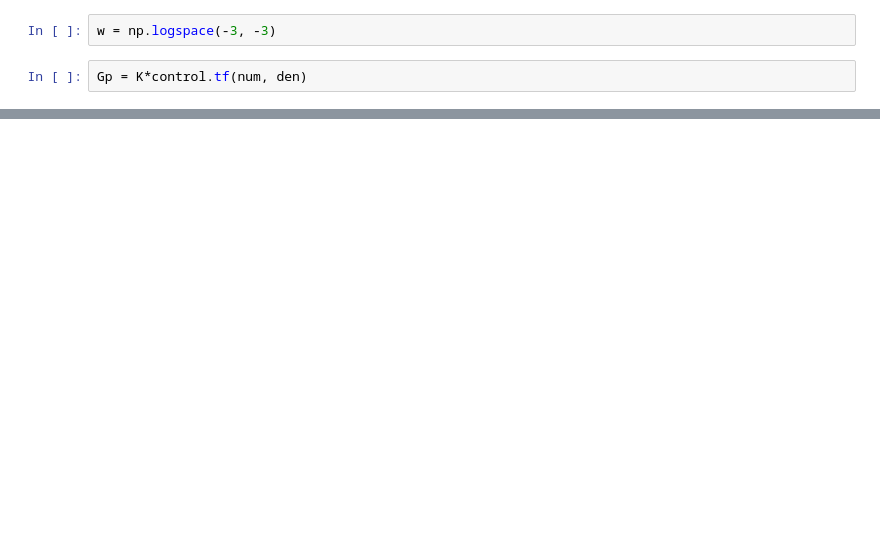
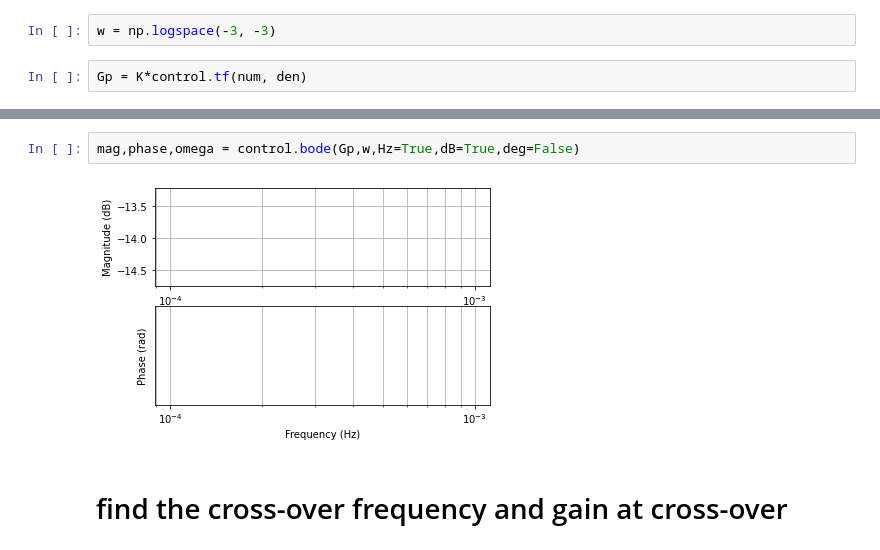
Before and after one commit to lcupertino/controlAnalysis, a Jupyter notebook: bode_diagram.ipynb, the cells around one changed output, grey strips where cells are left out. Cells and saved outputs as stored; diff of their text form; blank space fills up the shorter version.

```diff
--- a/bode_diagram.ipynb
+++ b/bode_diagram.ipynb
@@ -26,0 +38,6 @@ magnitude, phase, omega = control.bode(Gp)
+# %%
+mag,phase,omega = control.bode(Gp,w,Hz=True,dB=True,deg=False)
+# %% [output]
+[figure, added]
+# %% [markdown]
+# find the cross-over frequency and gain at cross-over
```
Also changed, not shown: parts of 8 cells of this notebook, 1 other file.
